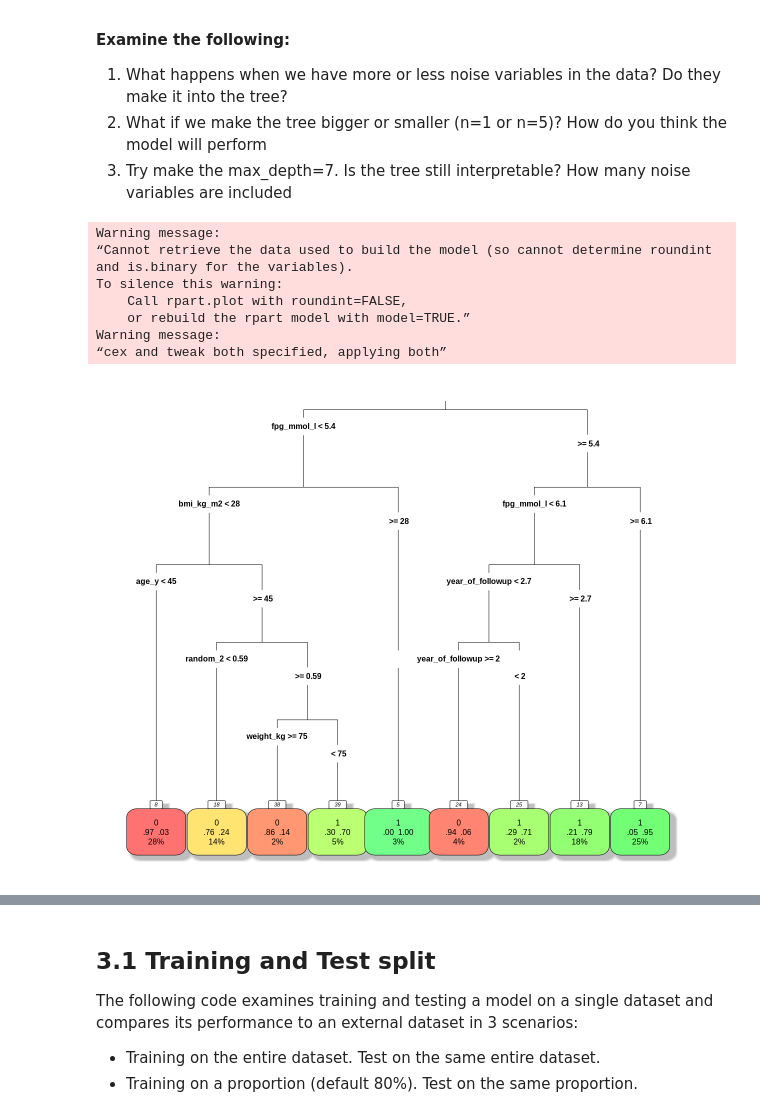
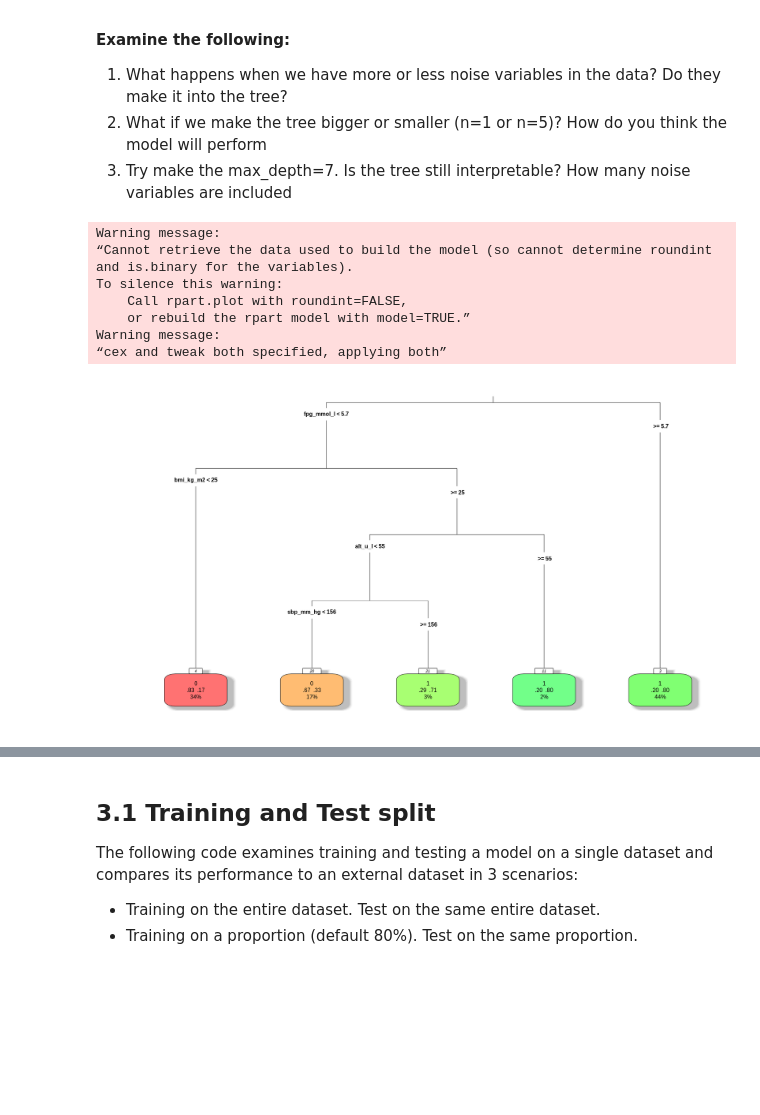
Before and after one commit to bwgoudey/IntroMLforLifeScienceWorkshopR, a Jupyter notebook: IntroToML2024_R.ipynb, the cells around one changed output, grey strips where cells are left out. Drawn from its saved outputs; the diff is of its cells as text; code cells hidden in the pictures; blank space fills up the shorter version.

```diff
--- a/IntroToML2024_R.ipynb
+++ b/IntroToML2024_R.ipynb
@@ -214,3 +166,9 @@ The DataExplorer package takes a data frame and gives a report that has a number
 3. Is there anything unexpected about the data?
 4. Is there any missing data?
 5. What does the target variable look like? What is its distribution? Are there any obvious relationships?
+# %%
+# Load the data
+diabetes_data <- load_diabetes_data(diabetes_df_raw, nsamples=1000, add_n_features=10)
+
+cat(sprintf("Number of individuals in training data: %s\n", nrow(diabetes_data[['study1']])))
+cat(sprintf("Number of individuals in test data: %s\n", nrow(diabetes_data[['study2']])))
@@ -336,5 +356,5 @@ Tidymodels has quite a standardised interface for fitting and applying different
 # %%
-diabetes_data <- load_diabetes_data(diabetes_df_raw, nsamples=400, add_n_features=10)
+#diabetes_data <- load_diabetes_data(diabetes_df_raw, nsamples=400, add_n_features=10)
 
 # Define the models
 models=list()
@@ -354,12 +374,25 @@ models[['decision_tree']]= decision_tree(tree_depth = 5) %>%
                              set_engine("rpart") %>%
                              set_mode("classification")
 
+#---------
+
 # Select the model of interest
-current_model=models[["decision_tree"]] %>% set_mode("classification")
+current_model=models[["lasso"]]
 
 # Fit the model
-model_fit <- current_model %>%
-  fit(diabetes ~ ., data = diabetes_data[['study1']])
+diabetes_rec <-
+  recipe(diabetes ~ ., data = diabetes_data[['study1']]) %>%
+  step_log(alt_u_l, triglyceride_mmol_l) %>%
+  step_normalize(all_numeric_predictors())
+
+# Setting up the workflow that combines model and preprocessing
+workflow <- workflow() %>%
+  add_recipe(diabetes_rec) %>%
+  add_model(current_model)
+
+# Fitting the model
+model_fit <- workflow %>%
+         fit(data = diabetes_data[['study1']])
 
 # Make predictions
 diabetes_train_preds <- predict(model_fit, diabetes_data[['study1']], type = "prob")
@@ -369,9 +402,11 @@ diabetes_test_preds  <- predict(model_fit, diabetes_data[['study2']], type = "pr
 diabetes_train_labels <- diabetes_data[['study1']] %>% dplyr::select(diabetes)
 diabetes_test_labels  <- diabetes_data[['study2']] %>% dplyr::select(diabetes)
 
+# Some hacky way of getting a printable name
+model_name = gsub("Model Specification","", capture.output(print(current_model)[[1]])[1])
 
 # Now plot the ROC curves and their AUCs
 plot_roc_auc(diabetes_train_preds, diabetes_test_preds,
              diabetes_train_labels, diabetes_test_labels,
-             label="Diabetes - Logistic Regression")
+             label=str_c("Diabetes - ", model_name))
 # %% [output]
@@ -391,23 +426,25 @@ Below we take an example at a unique output, that of a decision tree, to peek in
 2. What if we make the tree bigger or smaller (n=1 or n=5)? How do you think the model will perform
 3. Try make the max_depth=7. Is the tree still interpretable? How many noise variables are included
 # %%
+options(repr.plot.width = 18, repr.plot.height = 10, repr.plot.res = 100)
+
 # Define the model
 dt_model <- models[['decision_tree']]
 
 # Fit the model
 dt_fit <- dt_model %>%
   fit(diabetes ~ ., data = diabetes_data[['study1']], model=T)
 
 # Plot the decision tree
 rpart.plot(dt_fit$fit, type = 3, extra = 104, cex = 0.8, fallen.leaves = TRUE, tweak = 1.2,
            box.palette = "RdYlGn", shadow.col = "gray", nn = TRUE)
 # %% [output]
 Warning message:
 “Cannot retrieve the data used to build the model (so cannot determine roundint and is.binary for the variables).
 To silence this warning:
     Call rpart.plot with roundint=FALSE,
     or rebuild the rpart model with model=TRUE.”
 Warning message:
 “cex and tweak both specified, applying both”
-[figure, old version]
+[figure, new version]
 # %% [markdown]
```
Also changed, not shown: parts of 28 cells of this notebook.
